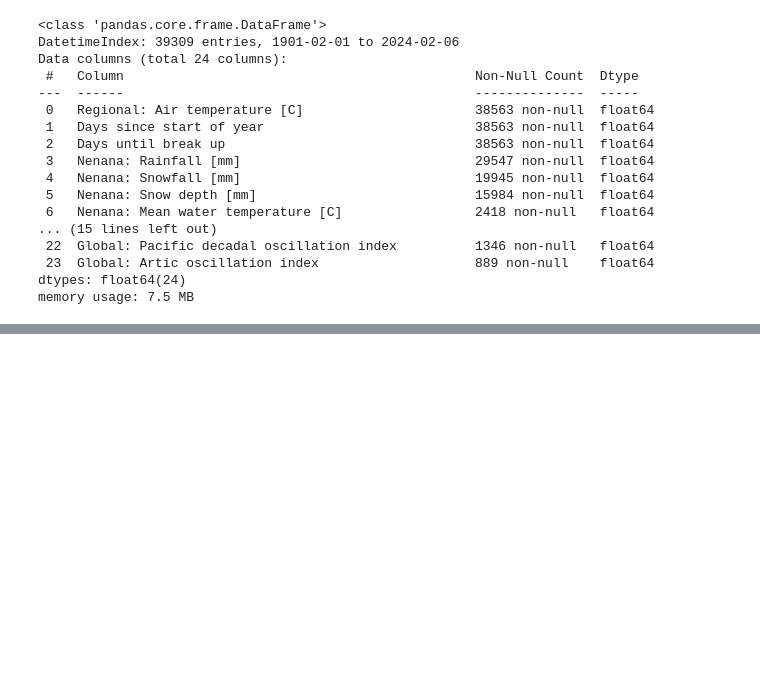
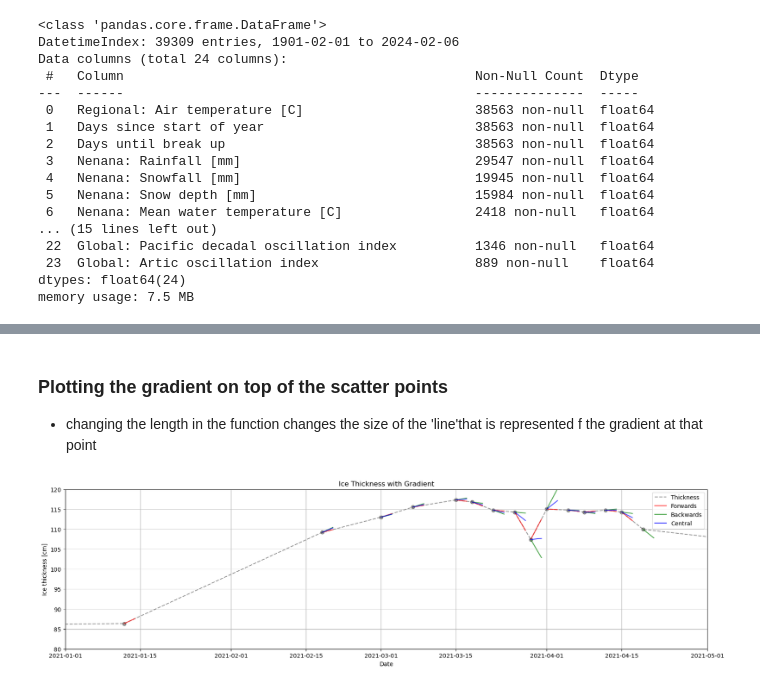
Before and after one commit to iceclassic/mude, a Jupyter notebook: book/Part_1/w3_mude.ipynb, the cells around one changed output, grey strips where cells are left out. Cells and saved outputs as stored; diff of their text form; code cells hidden in the pictures; blank space fills up the shorter version.

```diff
--- a/book/Part_1/w3_mude.ipynb
+++ b/book/Part_1/w3_mude.ipynb
@@ -209,0 +275,41 @@ ParserError: Error tokenizing data. C error: Expected 1 fields in line 6, saw 2
+# %% [markdown]
+### Plotting the gradient on top of the scatter points
+
+- changing the length in the function changes the size of the 'line'that is represented f the gradient at that point
+# %%
+def plot_gradients(ax, x, y, slopes, length=2, label=None, color='blue', label_flag=True):
+    """Plot lines with slopes at given points on a plot."""
+    for i in range(len(x)):
+        if np.isnan(slopes.iloc[i]):
+            continue
+        dx = length
+        dy = slopes.iloc[i] * dx
+        # Only label the first line
+        ax.plot(
+            [x[i], x[i] + pd.Timedelta(days=dx)],
+            [y.iloc[i], y.iloc[i] + dy],
+            color=color, alpha=0.7, label=label if label_flag else ""
+        )
+        label_flag = False  #  shitty way to avoid the buf that the labels werent showing up
+
+# Plotting the results
+fig, ax = plt.subplots(figsize=(20, 5))
+
+ax.plot(Ice_thickness.index, Ice_thickness, label='Thickness', color='black', linestyle='--', alpha=0.4)
+ax.scatter(Ice_thickness.index, Ice_thickness, color='black', alpha=0.4)
+
+# Plotting gradients with a flag to control label plotting
+plot_gradients(ax, result.index, Ice_thickness, result['forward'], color='red', label='Forwards', label_flag=True)
+plot_gradients(ax, result.index, Ice_thickness, result['backward'], color='green', label='Backwards', label_flag=True)
+plot_gradients(ax, result.index, Ice_thickness, result['central'], color='blue', label='Central', label_flag=True)
+
+ax.legend()
+ax.set_title('Ice Thickness with Gradient')
+ax.set_xlabel('Date')
+ax.set_ylabel('Ice thickness [cm]')
+ax.grid(True)
+ax.set_xlim(pd.Timestamp('2021-01-01'), pd.Timestamp('2021-05-01'))
+ax.set_ylim([80, 120])
+plt.show()
+# %% [output]
+[figure, added]
```
Also changed, not shown: parts of 13 cells of this notebook, 1 other file.
